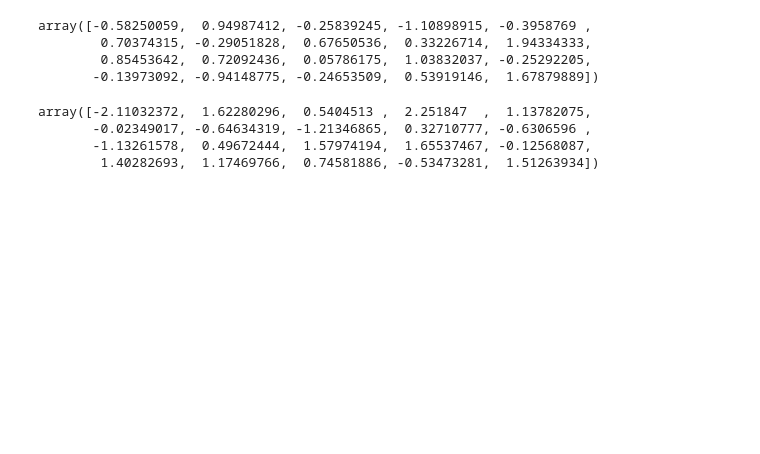
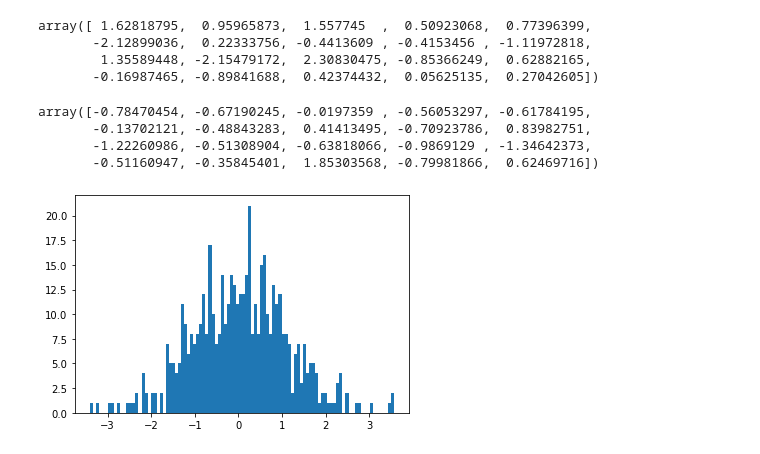
Before and after one commit to raffoliveira/Master_Degree, a Jupyter notebook: Disciplinas/Metodologia/probabilidade/test_t_student.ipynb, the cells around one changed output. Drawn from its saved outputs; the diff is of its cells as text; code cells hidden in the pictures; blank space fills up the shorter version.

```diff
--- a/Disciplinas/Metodologia/probabilidade/test_t_student.ipynb
+++ b/Disciplinas/Metodologia/probabilidade/test_t_student.ipynb
@@ -7,18 +9,22 @@ import scipy.stats
 # %%
 #generate a data of t distribution
-data1 = np.random.standard_t(30, size=500)
-data2 = np.random.standard_t(30, size=500)
+data1 = np.random.default_rng().standard_t(10, size=500)
+data2 = np.random.default_rng().standard_t(10, size=500)
 # %%
 data1[0:20]
 # %% [output]
-array([-0.58250059,  0.94987412, -0.25839245, -1.10898915, -0.3958769 ,
-        0.70374315, -0.29051828,  0.67650536,  0.33226714,  1.94334333,
-        0.85453642,  0.72092436,  0.05786175,  1.03832037, -0.25292205,
-       -0.13973092, -0.94148775, -0.24653509,  0.53919146,  1.67879889])
+array([ 1.62818795,  0.95965873,  1.557745  ,  0.50923068,  0.77396399,
+       -2.12899036,  0.22333756, -0.4413609 , -0.4153456 , -1.11972818,
+        1.35589448, -2.15479172,  2.30830475, -0.85366249,  0.62882165,
+       -0.16987465, -0.89841688,  0.42374432,  0.05625135,  0.27042605])
 # %%
 data2[0:20]
 # %% [output]
-array([-2.11032372,  1.62280296,  0.5404513 ,  2.251847  ,  1.13782075,
-       -0.02349017, -0.64634319, -1.21346865,  0.32710777, -0.6306596 ,
-       -1.13261578,  0.49672444,  1.57974194,  1.65537467, -0.12568087,
-        1.40282693,  1.17469766,  0.74581886, -0.53473281,  1.51263934])
+array([-0.78470454, -0.67190245, -0.0197359 , -0.56053297, -0.61784195,
+       -0.13702121, -0.48843283,  0.41413495, -0.70923786,  0.83982751,
+       -1.22260986, -0.51308904, -0.63818066, -0.9869129 , -1.34642373,
+       -0.51160947, -0.35845401,  1.85303568, -0.79981866,  0.62469716])
+# %%
+plt.hist(data1, bins=100);
+# %% [output]
+[figure, added]
```
Also changed, not shown: parts of 3 cells of this notebook.
